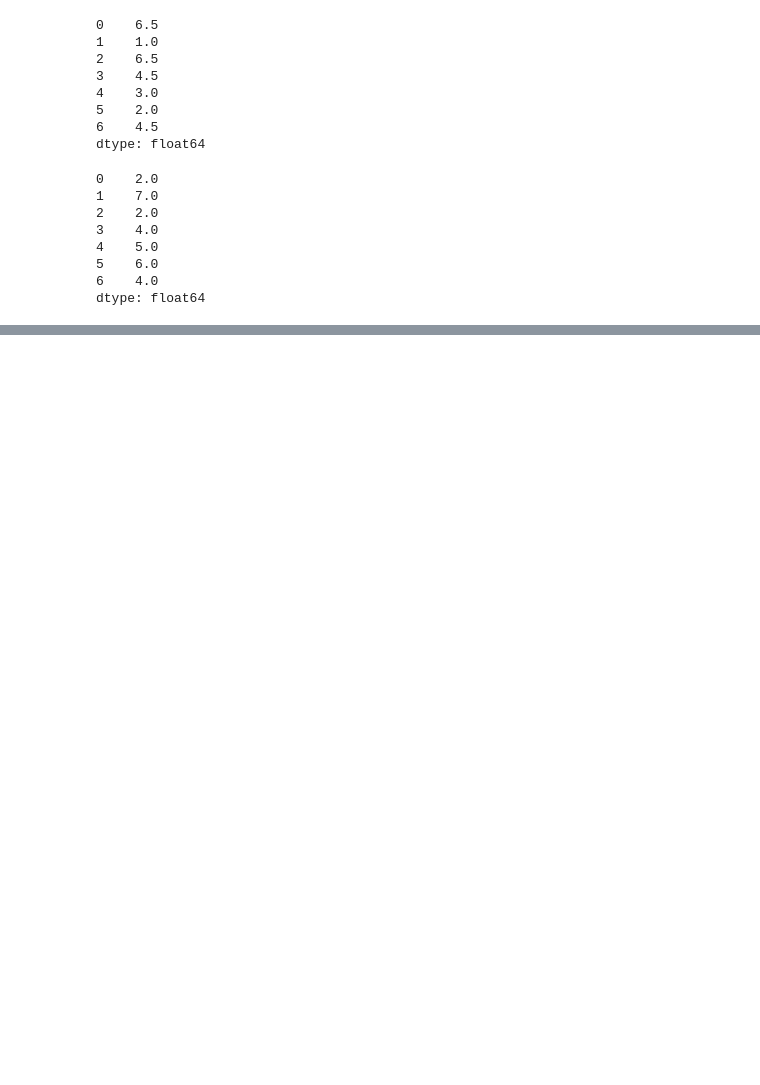
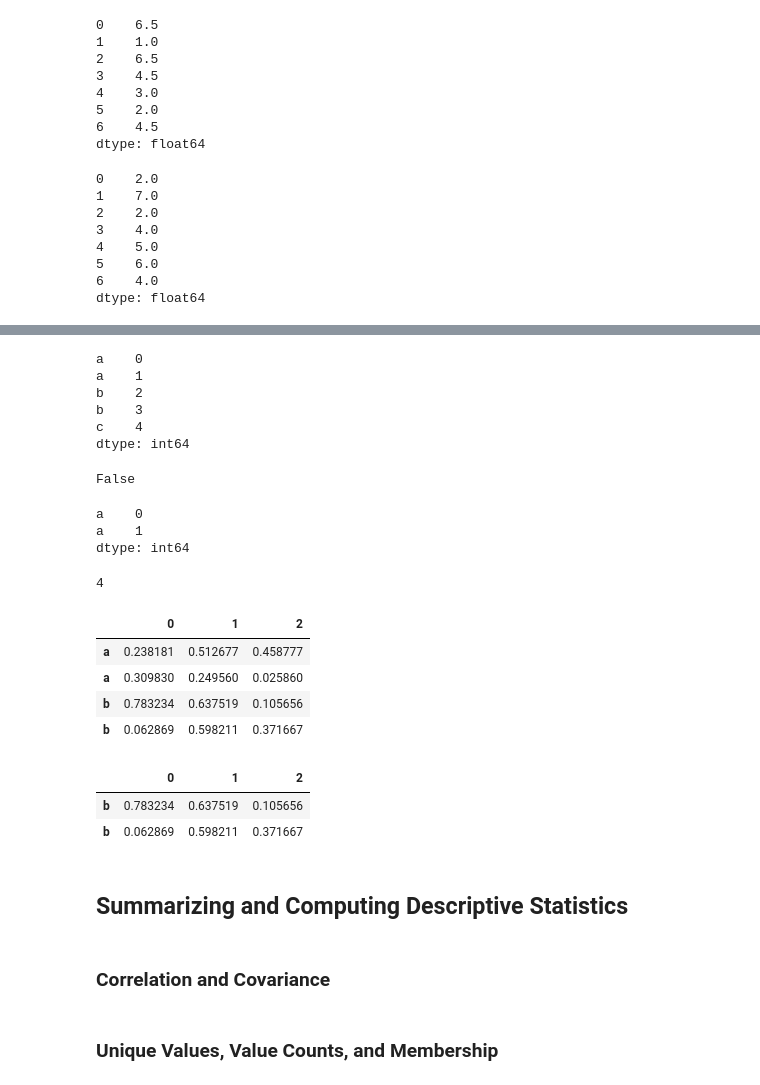
Before and after one commit to alexanderjulianmartinez/Data-Analysis-Python, a Jupyter notebook: pydata-book.ipynb, the cells around one changed output, grey strips where cells are left out. Cells and saved outputs as stored; diff of their text form; code cells hidden in the pictures; blank space fills up the shorter version.

Commit message:
Continued Chapter 5, began Summarizing and Computing Descriptive Statistics

```diff
--- a/pydata-book.ipynb
+++ b/pydata-book.ipynb
@@ -3102,0 +3118,45 @@ frame.rank(axis=1)
+# %%
+obj
+# %% [output]
+a    0
+a    1
+b    2
+b    3
+c    4
+dtype: int64
+# %%
+obj.index.is_unique
+# %% [output]
+False
+# %%
+obj['a']
+# %% [output]
+a    0
+a    1
+dtype: int64
+# %%
+obj['c']
+# %% [output]
+4
+# %%
+df = DataFrame(np.random.rand(4, 3), index=['a', 'a', 'b', 'b'])
+# %%
+df
+# %% [output]
+|  | 0 | 1 | 2 |
+| a | 0.238181 | 0.512677 | 0.458777 |
+| a | 0.309830 | 0.249560 | 0.025860 |
+| b | 0.783234 | 0.637519 | 0.105656 |
+| b | 0.062869 | 0.598211 | 0.371667 |
+# %%
+df.loc['b']
+# %% [output]
+|  | 0 | 1 | 2 |
+| b | 0.783234 | 0.637519 | 0.105656 |
+| b | 0.062869 | 0.598211 | 0.371667 |
+# %% [markdown]
+## Summarizing and Computing Descriptive Statistics
+# %% [markdown]
+### Correlation and Covariance
+# %% [markdown]
+### Unique Values, Value Counts, and Membership
```
Also changed, not shown: parts of 84 cells of this notebook.
